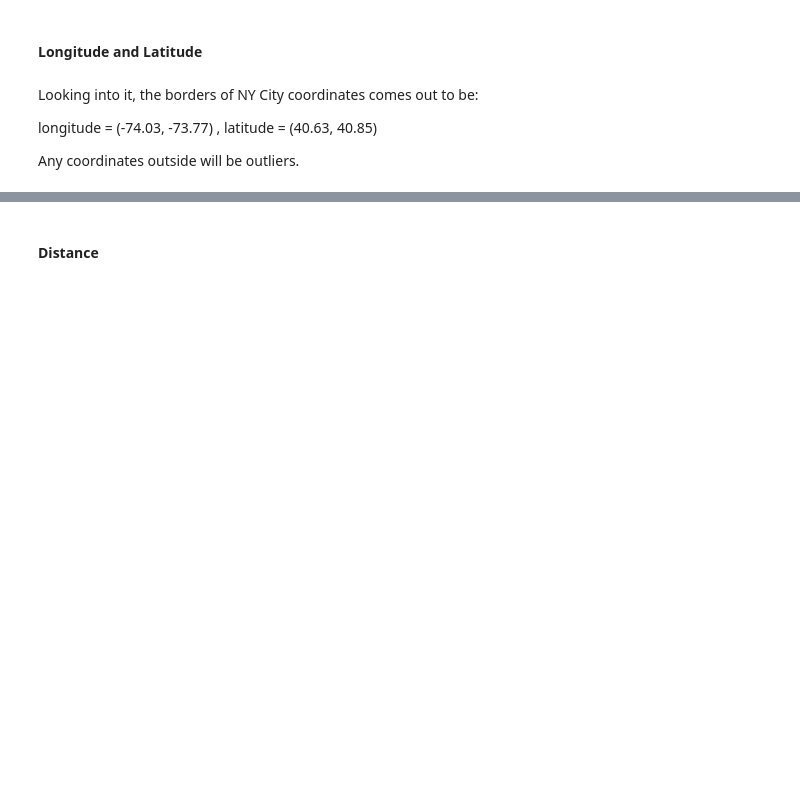
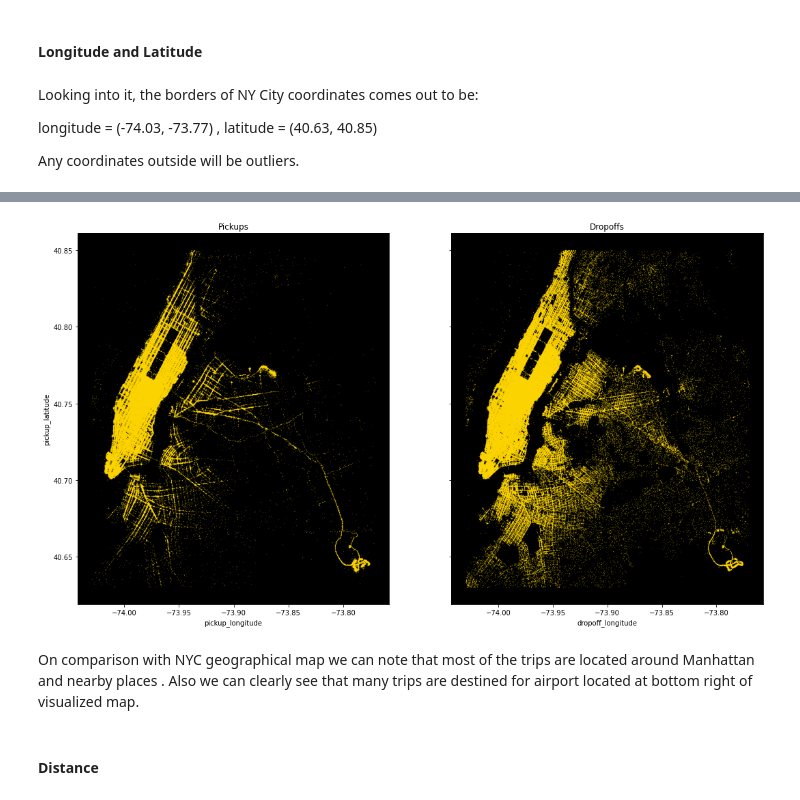
Before and after one commit to sanjay2097/NYC-Taxi-Trip-Time-Prediction, a Jupyter notebook: NYC_Taxi_Time_Prediction_Capstone_Project.ipynb, the cells around one changed output, grey strips where cells are left out. Saved outputs shown, nothing was run; the diff lists cells and outputs as text; code cells hidden in the pictures; blank space fills up the shorter version.

```diff
--- a/NYC_Taxi_Time_Prediction_Capstone_Project.ipynb
+++ b/NYC_Taxi_Time_Prediction_Capstone_Project.ipynb
@@ -202,20 +253,24 @@ df = df[(df.dropoff_latitude> south) & (df.dropoff_latitude < north)]
 df = df[(df.pickup_longitude> west) & (df.pickup_longitude < east)]
 df = df[(df.dropoff_longitude> west) & (df.dropoff_longitude < east)]
 # %%
-# Visualization of coordinates
+# Visualization of pickup and dropoff coordinates
 f, (ax1, ax2) = plt.subplots(1, 2, sharey=True,figsize=(18,10))
 
 df.plot(kind='scatter', x='pickup_longitude', y='pickup_latitude',
-                color='yellow',
+                color='gold',
                 s=.02, alpha=.6, subplots=True, ax=ax1)
 ax1.set_title("Pickups")
 ax1.set_facecolor('black')
 
 df.plot(kind='scatter', x='dropoff_longitude', y='dropoff_latitude',
-                color='yellow',
+                color='gold',
                 s=.02, alpha=.6, subplots=True, ax=ax2)
 ax2.set_title("Dropoffs")
 ax2.set_facecolor('black')
+# %% [output]
+[figure, added]
+# %% [markdown]
+On comparison with NYC geographical map we can note that most of the trips are located around Manhattan and nearby places . Also we can clearly see that many trips are destined for airport located at bottom right of visualized map.
 # %%
 # Finding total diatance covered in each trip by making get_distance function
 from math import sin, cos, sqrt, atan2, radians
```
Also changed, not shown: parts of 105 cells of this notebook.
